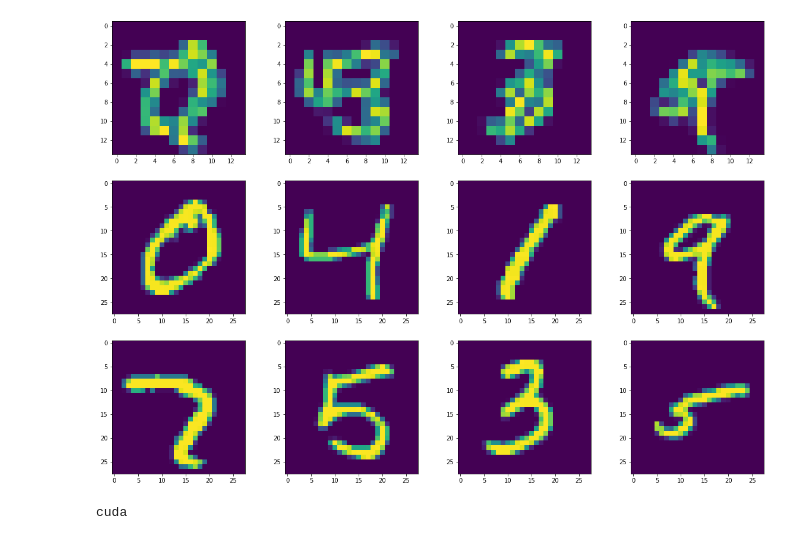
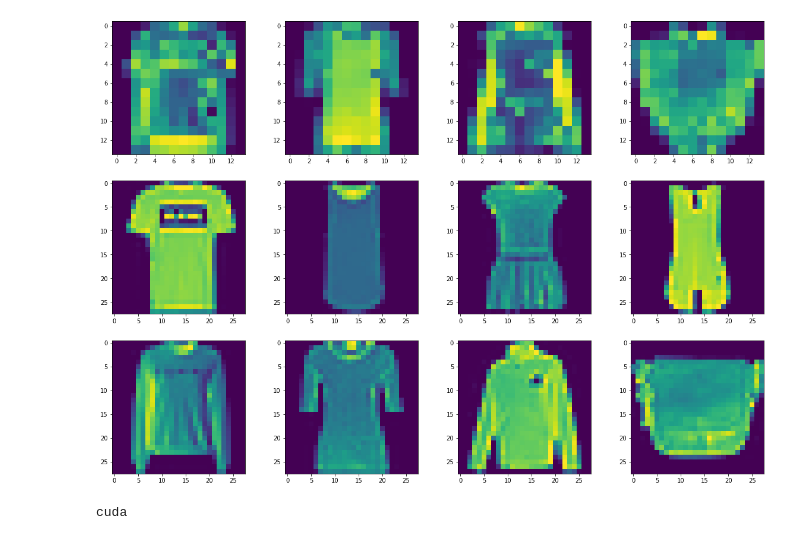
Before and after one commit to Denylson-Fuentes/Image-Disambiguity, a Jupyter notebook: Image Disambiguity Aditya's_2 Architecture 1.ipynb, the cells around one changed output. Saved outputs shown, nothing was run; the diff lists cells and outputs as text; code cells hidden in the pictures.

Commit message:
Adding the Fashion MNIST dataset

```diff
--- a/Image Disambiguity Aditya's_2 Architecture 1.ipynb
+++ b/Image Disambiguity Aditya's_2 Architecture 1.ipynb
@@ -201,6 +201,35 @@ class MNISTsuperimposed(VisionDataset):
 
     def extra_repr(self) -> str:
         return "Split: {}".format("Train" if self.train is True else "Test")
+
+class FashionMNISTsuperimposed(MNISTsuperimposed):
+    """`Fashion-MNIST <https://github.com/zalandoresearch/fashion-mnist>`_ Dataset.
+
+    Args:
+        root (string): Root directory of dataset where ``FashionMNIST/processed/training.pt``
+            and  ``FashionMNIST/processed/test.pt`` exist.
+        train (bool, optional): If True, creates dataset from ``training.pt``,
+            otherwise from ``test.pt``.
+        download (bool, optional): If true, downloads the dataset from the internet and
+            puts it in root directory. If dataset is already downloaded, it is not
+            downloaded again.
+        transform (callable, optional): A function/transform that  takes in an PIL image
+            and returns a transformed version. E.g, ``transforms.RandomCrop``
+        target_transform (callable, optional): A function/transform that takes in the
+            target and transforms it.
+    """
+    mirrors = [
+        "http://fashion-mnist.s3-website.eu-central-1.amazonaws.com/"
+    ]
+
+    resources = [
+        ("train-images-idx3-ubyte.gz", "8d4fb7e6c68d591d4c3dfef9ec88bf0d"),
+        ("train-labels-idx1-ubyte.gz", "25c81989df183df01b3e8a0aad5dffbe"),
+        ("t10k-images-idx3-ubyte.gz", "bef4ecab320f06d8554ea6380940ec79"),
+        ("t10k-labels-idx1-ubyte.gz", "bb300cfdad3c16e7a12a480ee83cd310")
+    ]
+    classes = ['T-shirt/top', 'Trouser', 'Pullover', 'Dress', 'Coat', 'Sandal',
+               'Shirt', 'Sneaker', 'Bag', 'Ankle boot']
 # %%
 class Downsample(object):
     def __init__(self, size=[1,196]):
@@ -224,4 +253,4 @@ target_transform =transforms.Compose(
     [transforms.Grayscale(),
      transforms.ToTensor()
     ])
-mnist_superimposed = MNISTsuperimposed("./MNIST data/train", train = True, download = True, transform = transform, target_transform=target_transform)
+fmnist_superimposed = FashionMNISTsuperimposed("./MNIST data/train", train = True, download = True, transform = transform, target_transform=target_transform)
@@ -247,9 +292,9 @@ def show_images(dataset, training = True):
             fig.add_subplot(rows, columns, i)
             plt.imshow(dataset[i-8][1][1].squeeze(0))
 # %%
-show_images(mnist_superimposed)
+show_images(fmnist_superimposed)
 # %% [output]
-[figure, old version]
+[figure, new version]
 # %%
 import torch
 from torch import nn as nn
```
Also changed, not shown: parts of 7 cells of this notebook.
